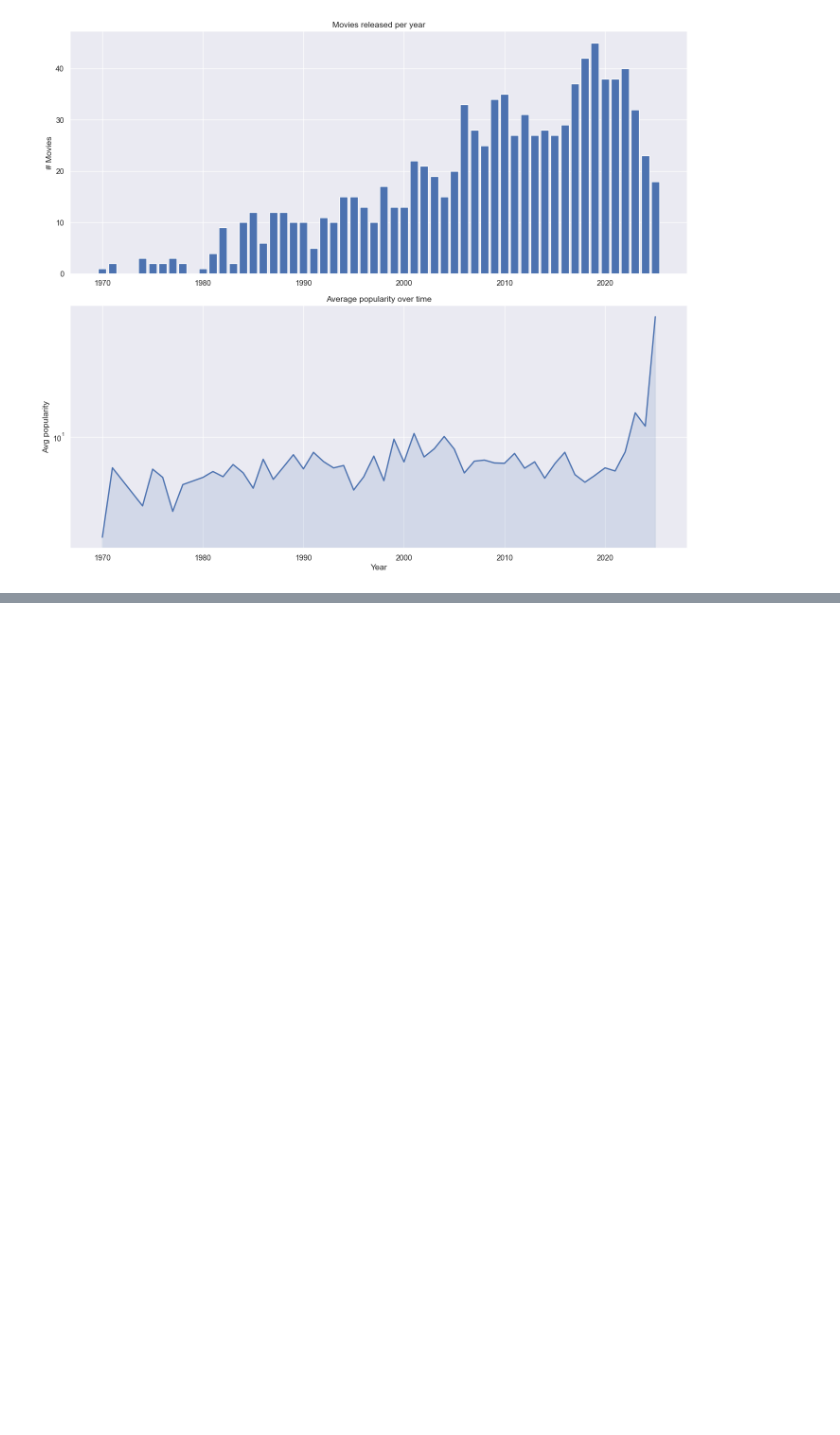
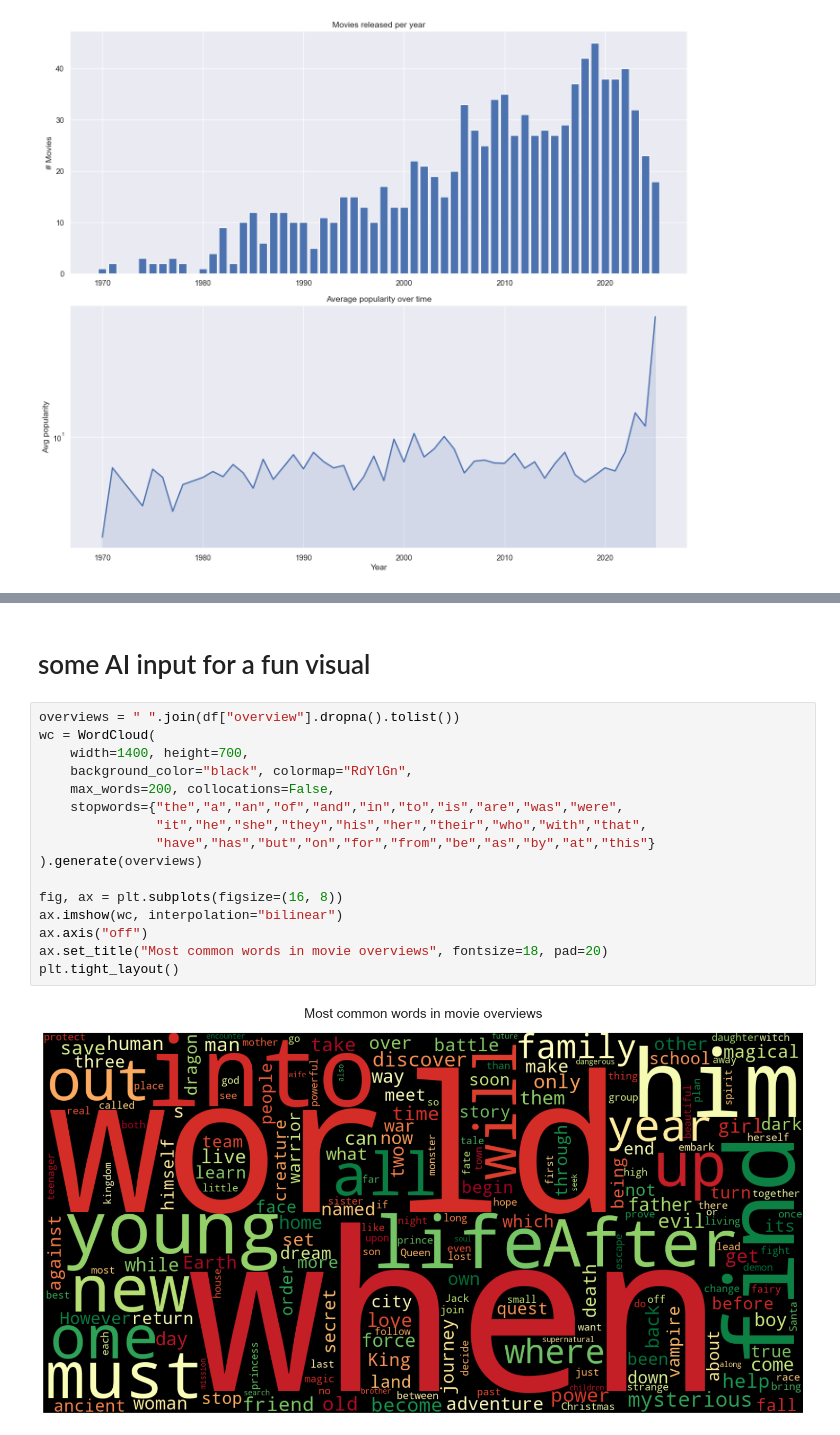
Before and after one commit to GrannyApples/Grupp7_Datavisualisering_DE_UX, a Jupyter notebook: notebooks/eda_anton.ipynb, the cells around one changed output, grey strips where cells are left out. Drawn from its saved outputs; the diff is of its cells as text; blank space fills up the shorter version.

```diff
--- a/notebooks/eda_anton.ipynb
+++ b/notebooks/eda_anton.ipynb
@@ -277,0 +416,20 @@ plt.tight_layout()
+# %% [markdown]
+# some AI input for a fun visual
+# %%
+overviews = " ".join(df["overview"].dropna().tolist())
+wc = WordCloud(
+    width=1400, height=700,
+    background_color="black", colormap="RdYlGn",
+    max_words=200, collocations=False,
+    stopwords={"the","a","an","of","and","in","to","is","are","was","were",
+               "it","he","she","they","his","her","their","who","with","that",
+               "have","has","but","on","for","from","be","as","by","at","this"}
+).generate(overviews)
+
+fig, ax = plt.subplots(figsize=(16, 8))
+ax.imshow(wc, interpolation="bilinear")
+ax.axis("off")
+ax.set_title("Most common words in movie overviews", fontsize=18, pad=20)
+plt.tight_layout()
+# %% [output]
+[figure, added]
```
Also changed, not shown: parts of 37 cells of this notebook, 2 other files.
